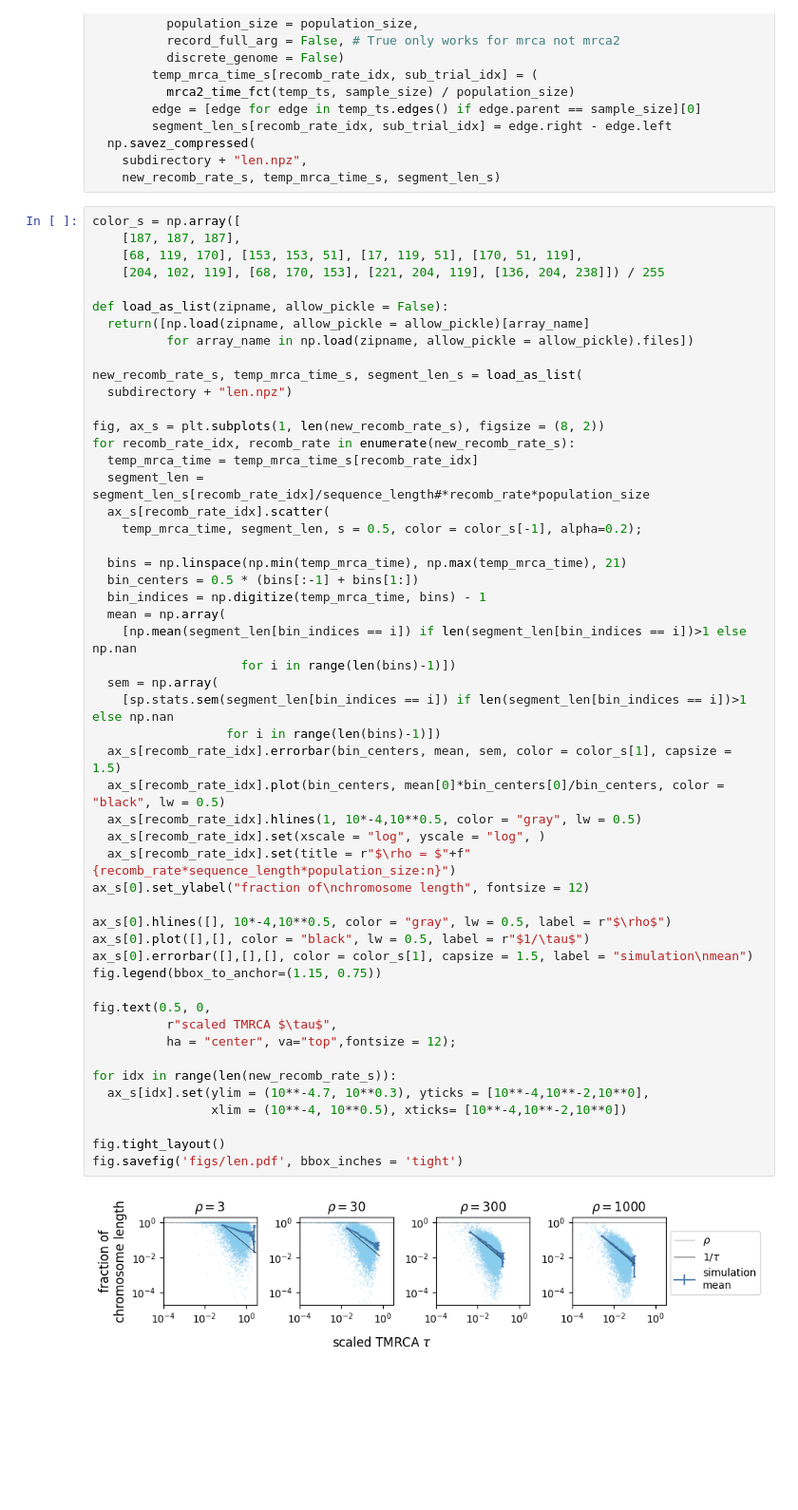
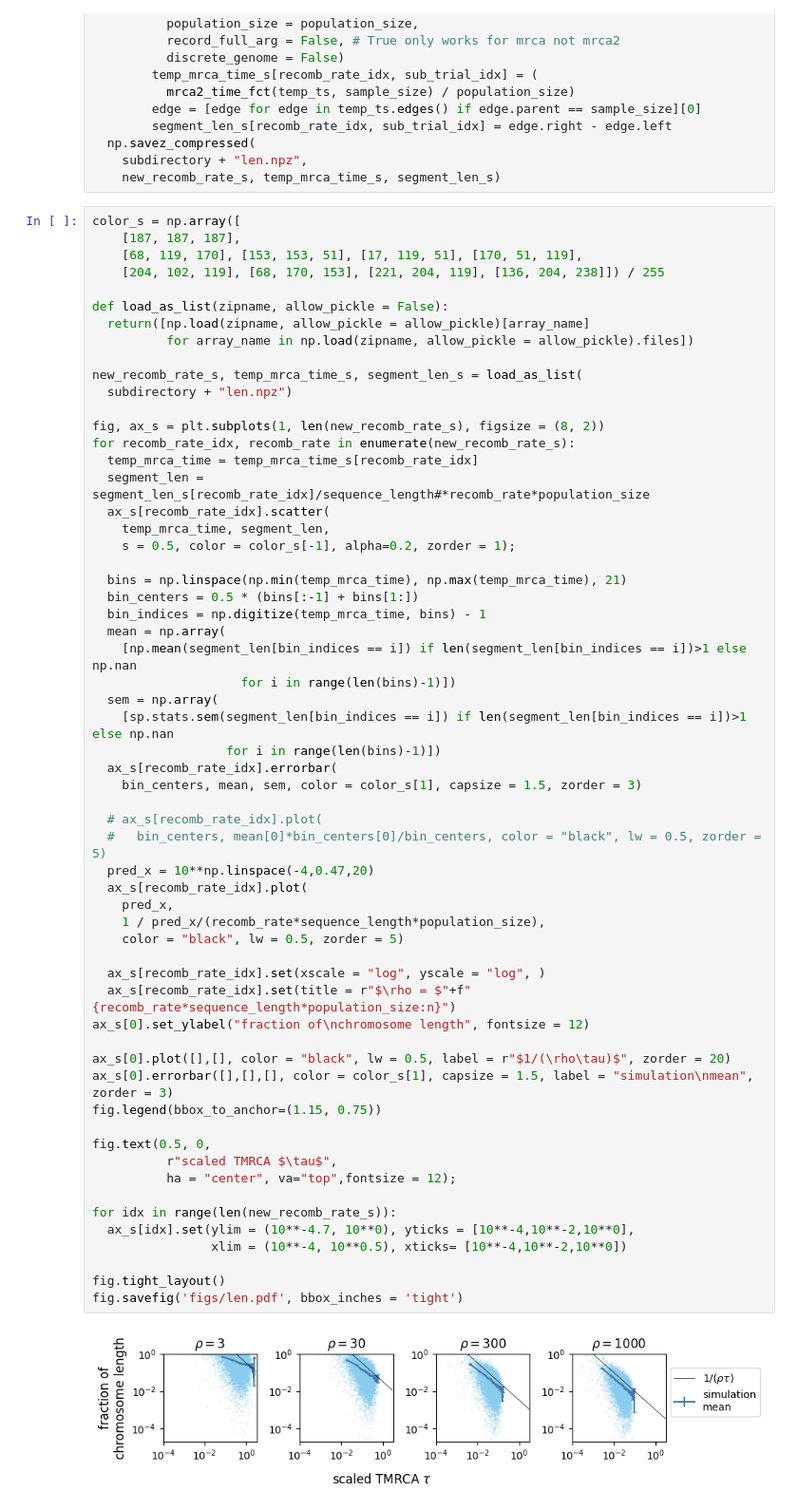
Before and after one commit to weissmanlab/Recombination_MRCA, a Jupyter notebook: TMRCA.ipynb, the cells around one changed output. Shown at 95% size. Saved outputs shown, nothing was run; the diff lists cells and outputs as text; blank space fills up the shorter version.

```diff
--- a/TMRCA.ipynb
+++ b/TMRCA.ipynb
@@ -626,39 +628,47 @@ fig, ax_s = plt.subplots(1, len(new_recomb_rate_s), figsize = (8, 2))
 for recomb_rate_idx, recomb_rate in enumerate(new_recomb_rate_s):
   temp_mrca_time = temp_mrca_time_s[recomb_rate_idx]
   segment_len = segment_len_s[recomb_rate_idx]/sequence_length#*recomb_rate*population_size
   ax_s[recomb_rate_idx].scatter(
-    temp_mrca_time, segment_len, s = 0.5, color = color_s[-1], alpha=0.2);
+    temp_mrca_time, segment_len,
+    s = 0.5, color = color_s[-1], alpha=0.2, zorder = 1);
 
   bins = np.linspace(np.min(temp_mrca_time), np.max(temp_mrca_time), 21)
   bin_centers = 0.5 * (bins[:-1] + bins[1:])
   bin_indices = np.digitize(temp_mrca_time, bins) - 1
   mean = np.array(
     [np.mean(segment_len[bin_indices == i]) if len(segment_len[bin_indices == i])>1 else np.nan
                     for i in range(len(bins)-1)])
   sem = np.array(
     [sp.stats.sem(segment_len[bin_indices == i]) if len(segment_len[bin_indices == i])>1 else np.nan
                   for i in range(len(bins)-1)])
-  ax_s[recomb_rate_idx].errorbar(bin_centers, mean, sem, color = color_s[1], capsize = 1.5)
-  ax_s[recomb_rate_idx].plot(bin_centers, mean[0]*bin_centers[0]/bin_centers, color = "black", lw = 0.5)
-  ax_s[recomb_rate_idx].hlines(1, 10*-4,10**0.5, color = "gray", lw = 0.5)
+  ax_s[recomb_rate_idx].errorbar(
+    bin_centers, mean, sem, color = color_s[1], capsize = 1.5, zorder = 3)
+
+  # ax_s[recomb_rate_idx].plot(
+  #   bin_centers, mean[0]*bin_centers[0]/bin_centers, color = "black", lw = 0.5, zorder = 5)
+  pred_x = 10**np.linspace(-4,0.47,20)
+  ax_s[recomb_rate_idx].plot(
+    pred_x,
+    1 / pred_x/(recomb_rate*sequence_length*population_size),
+    color = "black", lw = 0.5, zorder = 5)
+
   ax_s[recomb_rate_idx].set(xscale = "log", yscale = "log", )
   ax_s[recomb_rate_idx].set(title = r"$\rho = $"+f"{recomb_rate*sequence_length*population_size:n}")
 ax_s[0].set_ylabel("fraction of\nchromosome length", fontsize = 12)
 
-ax_s[0].hlines([], 10*-4,10**0.5, color = "gray", lw = 0.5, label = r"$\rho$")
-ax_s[0].plot([],[], color = "black", lw = 0.5, label = r"$1/\tau$")
-ax_s[0].errorbar([],[],[], color = color_s[1], capsize = 1.5, label = "simulation\nmean")
+ax_s[0].plot([],[], color = "black", lw = 0.5, label = r"$1/(\rho\tau)$", zorder = 20)
+ax_s[0].errorbar([],[],[], color = color_s[1], capsize = 1.5, label = "simulation\nmean", zorder = 3)
 fig.legend(bbox_to_anchor=(1.15, 0.75))
 
 fig.text(0.5, 0,
           r"scaled TMRCA $\tau$",
           ha = "center", va="top",fontsize = 12);
 
 for idx in range(len(new_recomb_rate_s)):
-  ax_s[idx].set(ylim = (10**-4.7, 10**0.3), yticks = [10**-4,10**-2,10**0],
+  ax_s[idx].set(ylim = (10**-4.7, 10**0), yticks = [10**-4,10**-2,10**0],
                 xlim = (10**-4, 10**0.5), xticks= [10**-4,10**-2,10**0])
 
 fig.tight_layout()
 fig.savefig('figs/len.pdf', bbox_inches = 'tight')
 # %% [output]
-[figure, old version]
+[figure, new version]
```
Also changed, not shown: parts of 1 cell of this notebook.
